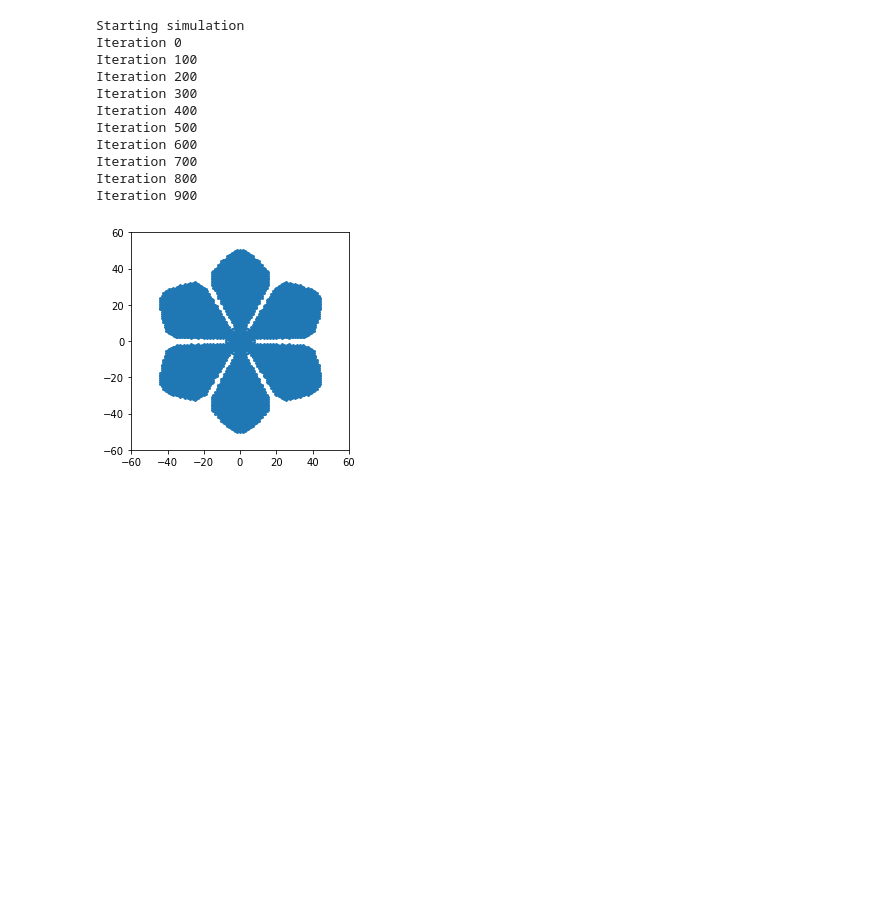
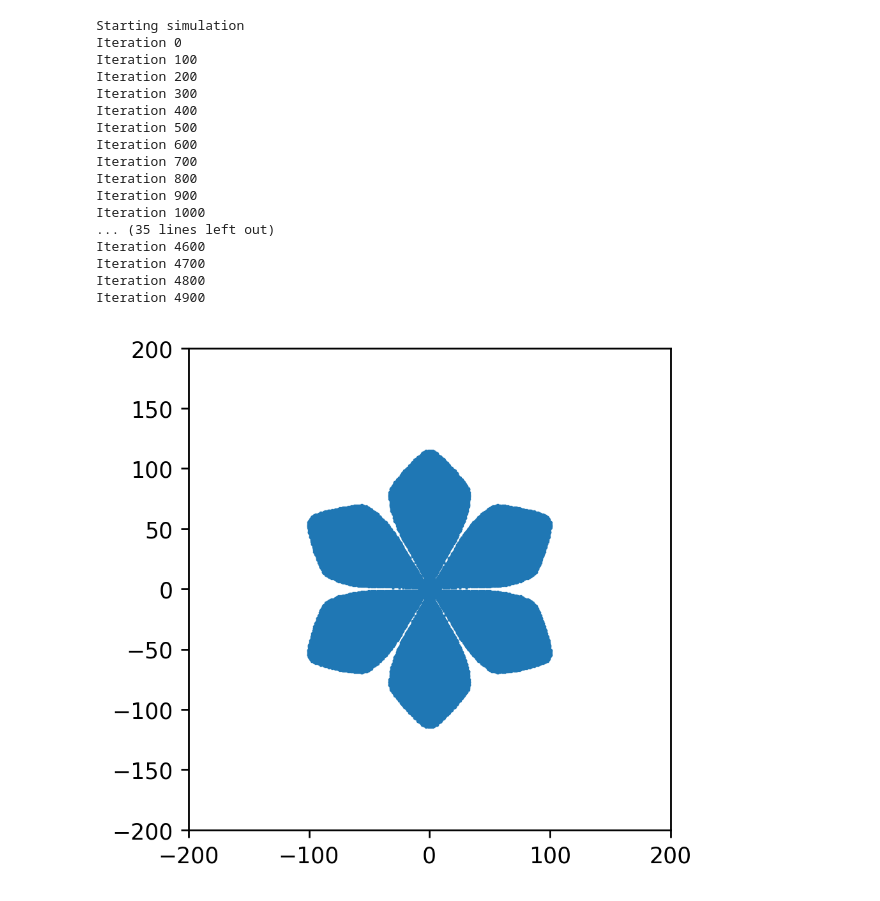
Before and after one commit to TheoNDionne/Cellular-automaton-ice, a Jupyter notebook: Snowflake_fuckaround.ipynb, the cells around one changed output. Cells and saved outputs as stored; diff of their text form; code cells hidden in the pictures; blank space fills up the shorter version.

```diff
--- a/Snowflake_fuckaround.ipynb
+++ b/Snowflake_fuckaround.ipynb
@@ -6,51 +6,25 @@ import snowflake_plot as snp
 import matplotlib.pyplot as plt
 # %%
 # initialising snowflake class
-SnowflakeSim = icef.SnowflakeSimulation(1001, 200)
-
-SnowflakeSim.ice_map[-4,0] = True
-SnowflakeSim.ice_map[-4,1] = True
-
-SnowflakeSim.ice_map[-5,0] = True
-SnowflakeSim.ice_map[-5,1] = True
-SnowflakeSim.ice_map[-5,2] = True
-
-SnowflakeSim.ice_map[-6,0] = True
-SnowflakeSim.ice_map[-6,1] = True
-SnowflakeSim.ice_map[-6,2] = True
-
-SnowflakeSim.ice_map[-7,0] = True
-SnowflakeSim.ice_map[-7,1] = True
-SnowflakeSim.ice_map[-7,2] = True
-SnowflakeSim.ice_map[-7,3] = True
-
-SnowflakeSim.ice_map[-8,0] = True
-SnowflakeSim.ice_map[-8,1] = True
-SnowflakeSim.ice_map[-8,2] = True
-SnowflakeSim.ice_map[-8,3] = True
-
-SnowflakeSim.ice_map[-9,0] = True
-SnowflakeSim.ice_map[-9,1] = True
-SnowflakeSim.ice_map[-9,2] = True
-SnowflakeSim.ice_map[-9,3] = True
-SnowflakeSim.ice_map[-9,4] = True
-
+SnowflakeSim = icef.SnowflakeSimulation(1001)
 
 # defining physical parameters
+""" GAS KINETICS """
 SnowflakeSim.PhysicsU.X_0 = 1
-SnowflakeSim.PhysicsU.v_kin = 1
+SnowflakeSim.PhysicsU.v_kin = 1 # not sure this does much except time
 
+""" ATTACHMENT """
 SnowflakeSim.PhysicsU.max_alpha = 1
 SnowflakeSim.PhysicsU.b = 1
 
+""" GEOMETRY CONTROL """
 SnowflakeSim.PhysicsU.D_x = 1
-SnowflakeSim.PhysicsU.G = 1 # should actually be good!
-SnowflakeSim.PhysicsU.H = 1 # this too
-
+# SnowflakeSim.PhysicsU.G = 1 # should actually be good!
+# SnowflakeSim.PhysicsU.H = 1 # this too
 
 print("Starting simulation")
 
-final_ice_map = SnowflakeSim.run_simulation(1000, 0.001)
+final_ice_map = SnowflakeSim.run_simulation(5000)
 # %% [output]
 Starting simulation
 Iteration 0
@@ -63,26 +37,32 @@ Iteration 600
 Iteration 700
 Iteration 800
 Iteration 900
+Iteration 1000
+... (35 lines left out)
+Iteration 4600
+Iteration 4700
+Iteration 4800
+Iteration 4900
 # %%
 L = 1001
-demi_largeur = 60
+demi_largeur = 200
 
 params = {"figure.dpi":250}
 plt.rcParams.update(params)
 
 converter = snp.CoordsFromIceMap(L)
 R = converter.convert_ice_map_to_all_coords(final_ice_map)
 
 
 
 plt.figure()
 
 plt.plot(R[:,0], R[:,1], marker="H", linewidth=0, markersize=124/demi_largeur)
 
-plt.xlim(-demi_largeur,demi_largeur)
-plt.ylim(-demi_largeur,demi_largeur)
+plt.xlim(-demi_largeur, demi_largeur)
+plt.ylim(-demi_largeur, demi_largeur)
 plt.gca().set_aspect(1)
 
 plt.show()
 # %% [output]
-[figure, old version]
+[figure, new version]
```
Also changed, not shown: 40 other files.
